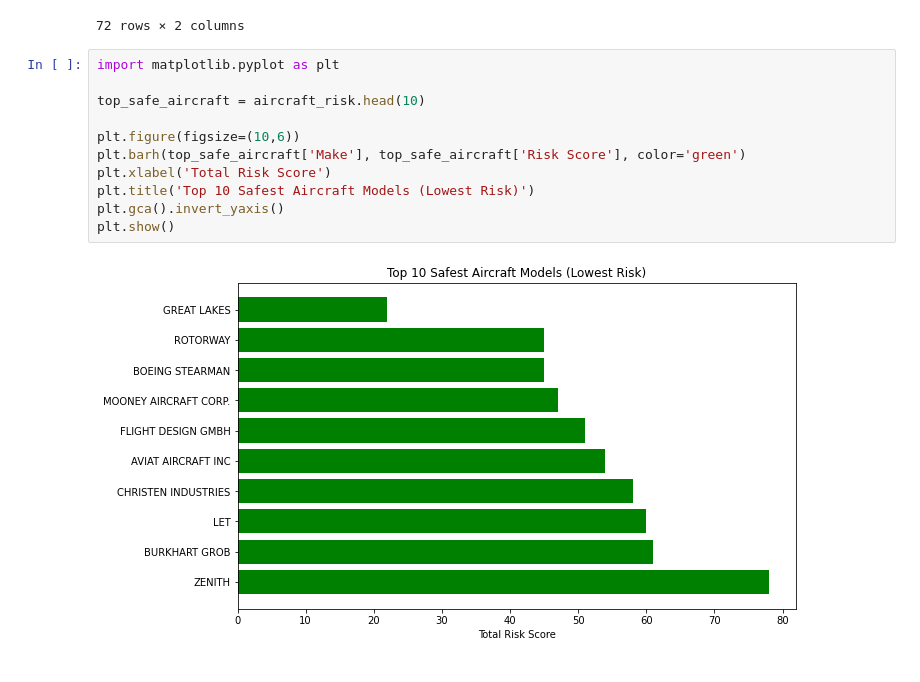
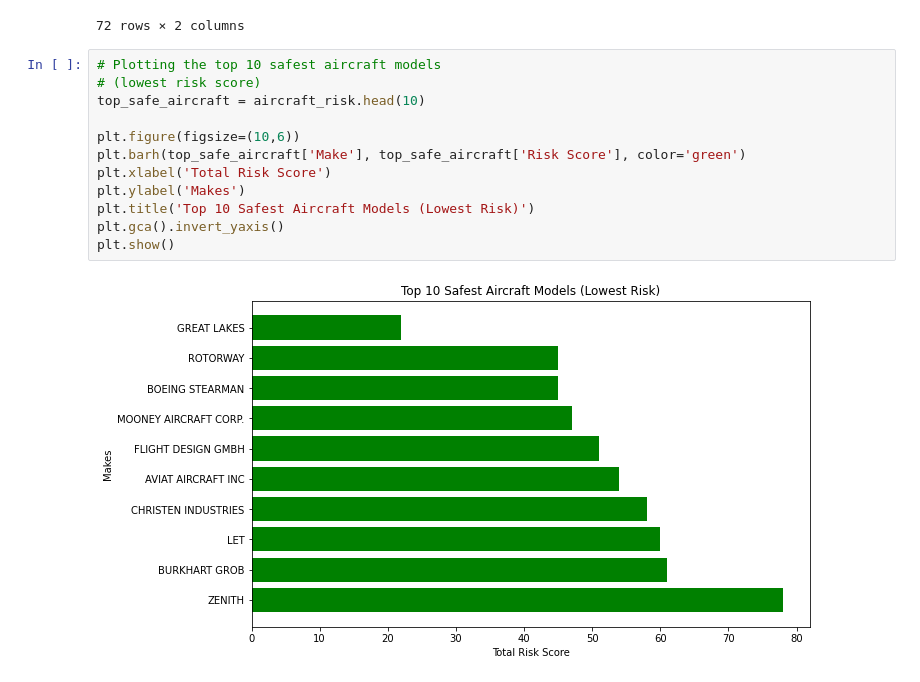
Before and after one commit to edgarmuturi/Phase-1-Project, a Jupyter notebook: aviationaccidentdata.ipynb, the cells around one changed output. Cells and saved outputs as stored; diff of their text form.

```diff
--- a/aviationaccidentdata.ipynb
+++ b/aviationaccidentdata.ipynb
@@ -206,15 +223,16 @@ aircraft_risk
 | 15 | CESSNA | 27768.0 |
 72 rows × 2 columns
 # %%
-import matplotlib.pyplot as plt
-
+# Plotting the top 10 safest aircraft models
+# (lowest risk score)
 top_safe_aircraft = aircraft_risk.head(10)
 
 plt.figure(figsize=(10,6))
 plt.barh(top_safe_aircraft['Make'], top_safe_aircraft['Risk Score'], color='green')
 plt.xlabel('Total Risk Score')
+plt.ylabel('Makes')
 plt.title('Top 10 Safest Aircraft Models (Lowest Risk)')
 plt.gca().invert_yaxis()
 plt.show()
 # %% [output]
-[figure, old version]
+[figure, new version]
```
Also changed, not shown: parts of 13 cells of this notebook.
